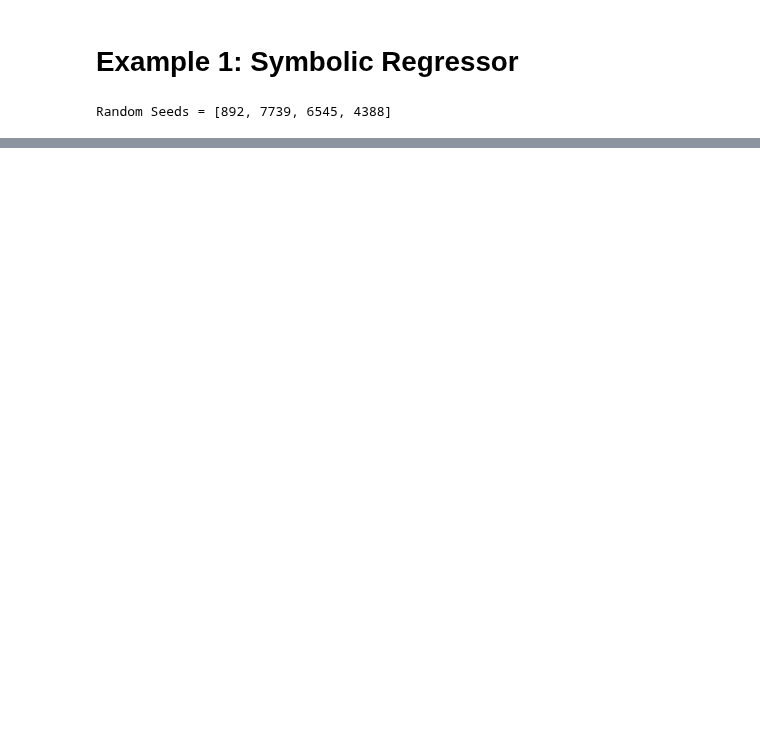
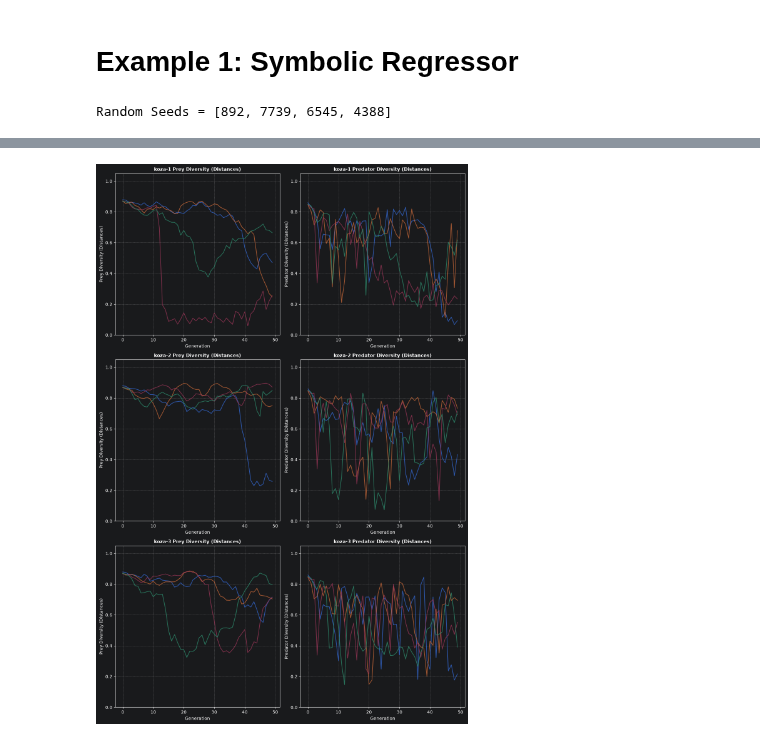
Before and after one commit to Repeating1212/gplearn, a Jupyter notebook: ppm/gp_testing_ppm.ipynb, the cells around one changed output, grey strips where cells are left out. Drawn from its saved outputs; the diff is of its cells as text; code cells hidden in the pictures; blank space fills up the shorter version.

```diff
--- a/ppm/gp_testing_ppm.ipynb
+++ b/ppm/gp_testing_ppm.ipynb
@@ -166,8 +166,8 @@ rows = math.ceil(total_run / cols)
 
 def get_params(random_seed):
     return dict(
-    population_size=500,
-    generations=200,
+    population_size=100,
+    generations=50,
     stopping_criteria=0.005,
     tournament_size= 20,
     p_crossover=0.7,
@@ -196,10 +196,14 @@ def get_params(random_seed):
 
     prey_competitive_consts = 1,
         predator_competitive_consts = 1,
+
+    data_record_diversity_distance = True,
+        data_record_diversity_entropy = True,
+
 )
 
 seed_number = 4
-is_skip = True
+is_skip = False
 line_alpha =0.75
 
 master_rng = np.random.default_rng(seed=42)
@@ -249,15 +253,18 @@ for seed in random_seeds:
 
             'Prey Average Length': est_gp.run_details_['average_length'],
             'Prey Average Fitness': est_gp.run_details_['average_fitness'],
-            'Prey Diversity': est_gp.run_details_['prey_distribution'],
             'Prey Best Fitness': est_gp.run_details_['best_fitness'],
             'Prey Best Length': est_gp.run_details_['best_length'],
 
             'Predator Average Length': est_gp.run_details_['pred_average_length'],
             'Predator Average Fitness': est_gp.run_details_['pred_average_fitness'],
-            'Predator Diversity': est_gp.run_details_['pred_distribution'],
             'Predator Best Fitness': est_gp.run_details_['pred_best_fitness'],
             'Predator Best Length': est_gp.run_details_['pred_best_length'],
+
+            'Prey Diversity Distance': est_gp.run_details_['prey_diversity_distance'],
+            'Prey Diversity Entropy': est_gp.run_details_['prey_diversity_entropy'],
+            'Predator Diversity Distance': est_gp.run_details_['pred_diversity_distance'],
+            'Predator Diversity Entropy': est_gp.run_details_['pred_diversity_entropy'],
 
         })
 
@@ -503,0 +409,43 @@ plt.show()
+# %%
+# Plot Distance Diversity of Prey VS Predator
+
+# 1. Group records by benchmark name directly from new_result
+benchmark_groups = defaultdict(list)
+for record in new_result:
+    benchmark_groups[record["Benchmark"]].append(record)
+
+# 2. Set up subplots dynamically based on benchmark count
+n_benchmarks = len(benchmark_groups)
+fig, axes = plt.subplots(n_benchmarks, 2, figsize=(12, 6 * n_benchmarks), squeeze=False)
+
+for row_idx, (b_name, records) in enumerate(benchmark_groups.items()):
+    ax_prey_dist = axes[row_idx, 0]
+    ax_prd_dist = axes[row_idx, 1]
+
+    for record in records:
+        seed = record["Seed"]
+        prey_dist = record["Prey Diversity Distance"]
+        prd_dist = record["Predator Diversity Distance"]
+
+        # Plot Diversity
+        ax_prey_dist.plot(range(len(prey_dist)), prey_dist, linewidth=1.5, label=f'Seed {seed}', alpha= line_alpha)
+        ax_prd_dist.plot(range(len(prd_dist)), prd_dist, linewidth=1.5, label=f'Seed {seed}', alpha= line_alpha)
+
+    # Formatting Left
+    ax_prey_dist.set_title(f'{b_name} Prey Diversity (Distances)', fontsize=11, fontweight='bold')
+    ax_prey_dist.set_xlabel('Generation')
+    ax_prey_dist.set_ylabel('Prey Diversity (Distances)')
+    ax_prey_dist.set_ylim(0, 1.05)
+    ax_prey_dist.grid(True, linestyle='--', alpha=0.6)
+
+    # Formatting Right
+    ax_prd_dist.set_title(f'{b_name} Predator Diversity (Distances)', fontsize=11, fontweight='bold')
+    ax_prd_dist.set_xlabel('Generation')
+    ax_prd_dist.set_ylabel('Predator Diversity (Distances)')
+    ax_prd_dist.set_ylim(0, 1.05)
+    ax_prd_dist.grid(True, linestyle='--', alpha=0.6)
+
+plt.tight_layout()
+plt.show()
+# %% [output]
+[figure, added]
```
Also changed, not shown: parts of 9 cells of this notebook, 1 other file.
